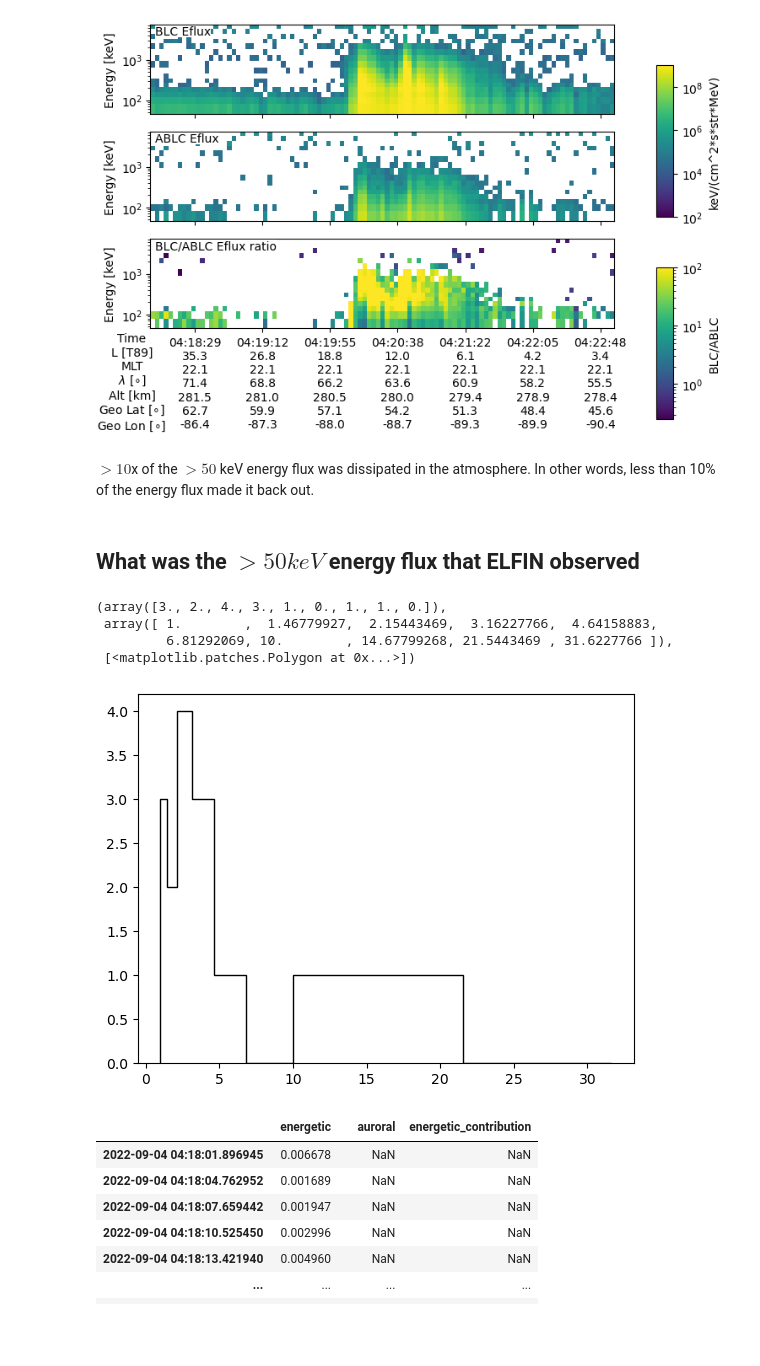
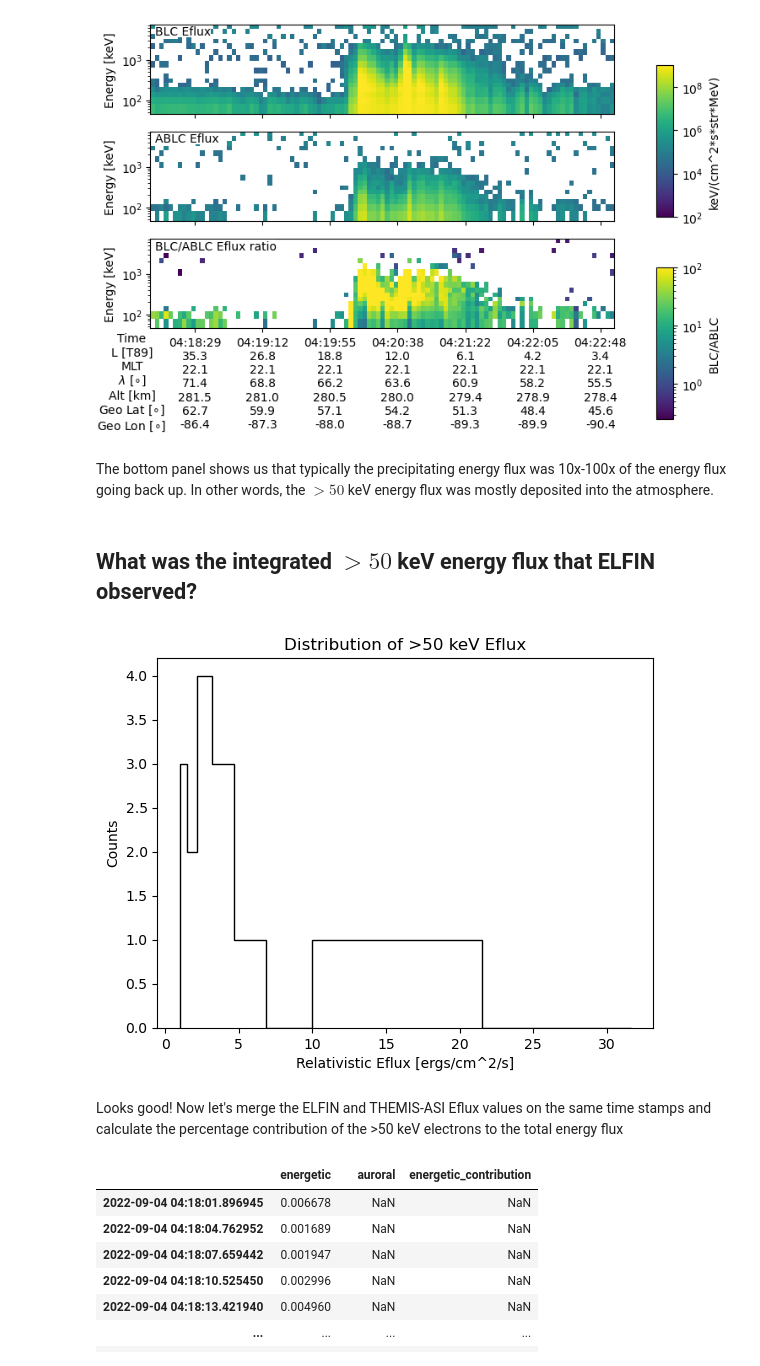
Before and after one commit to mshumko/elfinasi, a Jupyter notebook: src/20240904_substorm_study/misc/elfin_energy_flux.ipynb, the cells around one changed output. Saved outputs shown, nothing was run; the diff lists cells and outputs as text; code cells hidden in the pictures; blank space fills up the shorter version.

```diff
--- a/src/20240904_substorm_study/misc/elfin_energy_flux.ipynb
+++ b/src/20240904_substorm_study/misc/elfin_energy_flux.ipynb
@@ -89,22 +84,23 @@ ax[-1].xaxis.set_label_coords(-0.04, -0.007*7)
 ax[-1].xaxis.label.set_size(10)
 # %% [output]
 [figure]
-# %% [markdown]
-$>10$x of the $>50$ keV energy flux was dissipated in the atmosphere. In other words, less than 10% of the energy flux made it back out.
+# %% [markdown]
+The bottom panel shows us that typically the precipitating energy flux was 10x-100x of the energy flux going back up. In other words, the $>50$ keV energy flux was mostly deposited into the atmosphere.
 # %% [markdown]
-## What was the $>50 keV$ energy flux that ELFIN observed
+## What was the integrated $>50$ keV energy flux that ELFIN observed?
 # %%
 energy_widths_mev = (pad_obj_eflux.energy_widths[:, 1]-pad_obj_eflux.energy_widths[:, 0])/1E3
 eflux_ergs = kev_erg_factor*precipitation_solid_angle*(pad_obj_eflux.blc - pad_obj_eflux.ablc)*energy_widths_mev
 relativistic_eflux = np.nansum(eflux_ergs, axis=1)
 # %%
 plt.hist(relativistic_eflux, bins=np.logspace(0, 1.5, 10), histtype='step', color='k')
+plt.title('Distribution of >50 keV Eflux')
+plt.xlabel('Relativistic Eflux [ergs/cm^2/s]')
+plt.ylabel('Counts');
 # %% [output]
-(array([3., 2., 4., 3., 1., 0., 1., 1., 0.]),
- array([ 1.        ,  1.46779927,  2.15443469,  3.16227766,  4.64158883,
-         6.81292069, 10.        , 14.67799268, 21.5443469 , 31.6227766 ]),
- [<matplotlib.patches.Polygon at 0x...>])
-[figure, old version]
+[figure, new version]
+# %% [markdown]
+Looks good! Now let's merge the ELFIN and THEMIS-ASI Eflux values on the same time stamps and calculate the percentage contribution of the >50 keV electrons to the total energy flux
 # %%
 elfin_eflux = pd.DataFrame(relativistic_eflux, index=pad_obj_eflux.pad.time, columns=['energetic'])
 auroral_eflux = pd.DataFrame(themis_asi_eflux['ELFINeflux [erg/cm^2/s]']).rename(columns={'ELFINeflux [erg/cm^2/s]':'auroral'})
```
Also changed, not shown: parts of 11 cells of this notebook.
